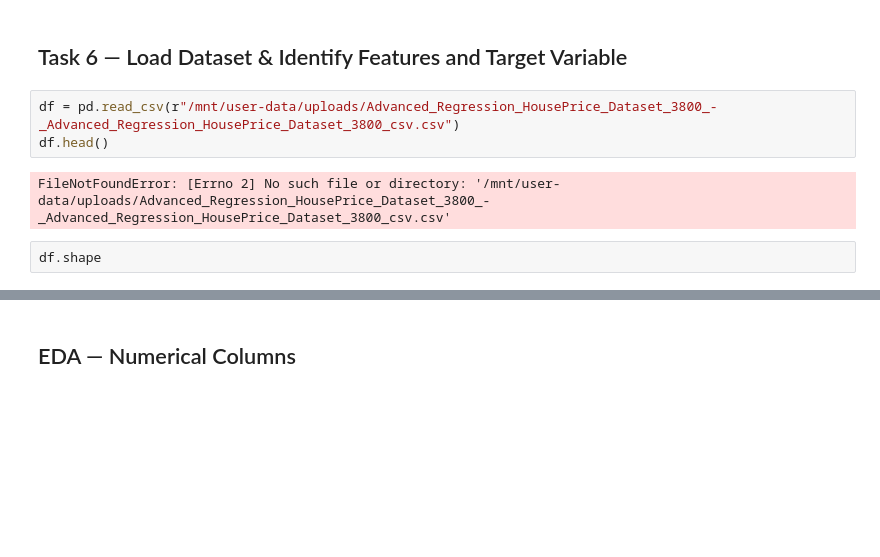
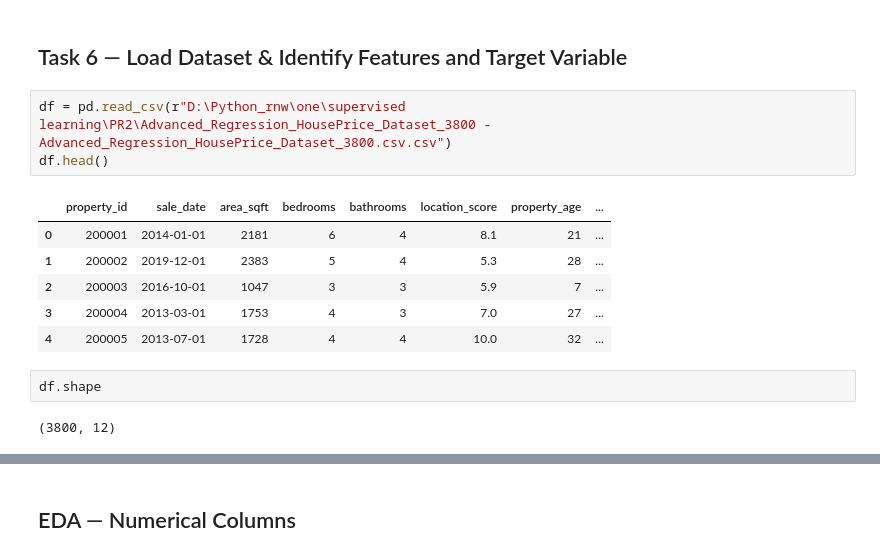
Before and after one commit to poojasuthar456/Python_rnw, a Jupyter notebook: one/supervised learning/PR2/PartB_Dataset_Understanding.ipynb, the cells around one changed output, grey strips where cells are left out. Saved outputs shown, nothing was run; the diff lists cells and outputs as text; blank space fills up the shorter version.

Commit message:
PR2 supervised learning

```diff
--- a/one/supervised learning/PR2/PartB_Dataset_Understanding.ipynb
+++ b/one/supervised learning/PR2/PartB_Dataset_Understanding.ipynb
@@ -14,11 +14,18 @@ warnings.filterwarnings('ignore')
 # %% [markdown]
 ## Task 6 — Load Dataset & Identify Features and Target Variable
 # %%
-df = pd.read_csv(r"/mnt/user-data/uploads/Advanced_Regression_HousePrice_Dataset_3800_-_Advanced_Regression_HousePrice_Dataset_3800_csv.csv")
+df = pd.read_csv(r"D:\Python_rnw\one\supervised learning\PR2\Advanced_Regression_HousePrice_Dataset_3800 - Advanced_Regression_HousePrice_Dataset_3800.csv.csv")
 df.head()
 # %% [output]
-FileNotFoundError: [Errno 2] No such file or directory: '/mnt/user-data/uploads/Advanced_Regression_HousePrice_Dataset_3800_-_Advanced_Regression_HousePrice_Dataset_3800_csv.csv'
+|  | property_id | sale_date | area_sqft | bedrooms | bathrooms | location_score | property_age | ... |
+| 0 | 200001 | 2014-01-01 | 2181 | 6 | 4 | 8.1 | 21 | ... |
+| 1 | 200002 | 2019-12-01 | 2383 | 5 | 4 | 5.3 | 28 | ... |
+| 2 | 200003 | 2016-10-01 | 1047 | 3 | 3 | 5.9 | 7 | ... |
+| 3 | 200004 | 2013-03-01 | 1753 | 4 | 3 | 7.0 | 27 | ... |
+| 4 | 200005 | 2013-07-01 | 1728 | 4 | 4 | 10.0 | 32 | ... |
 # %%
 df.shape
+# %% [output]
+(3800, 12)
 # %%
 df.info()
```
Also changed, not shown: parts of 13 cells of this notebook, 6 other files.
